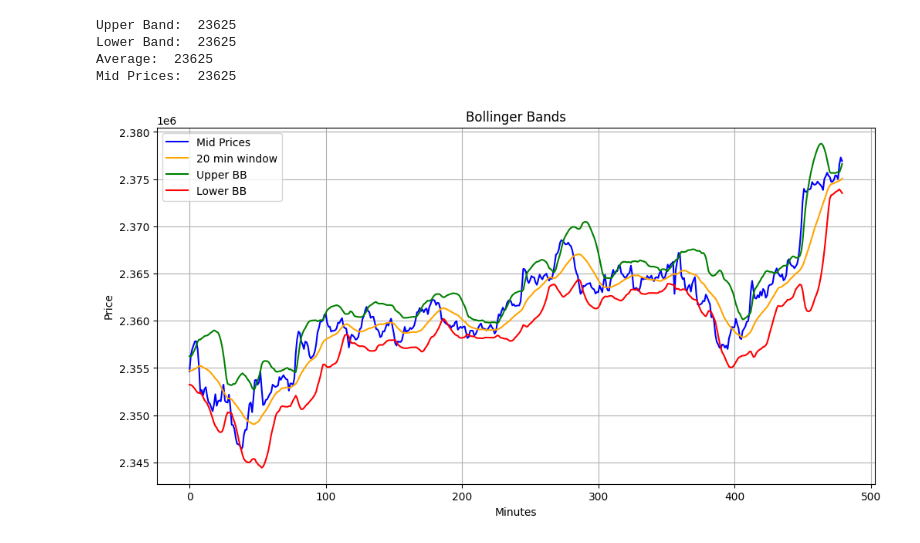
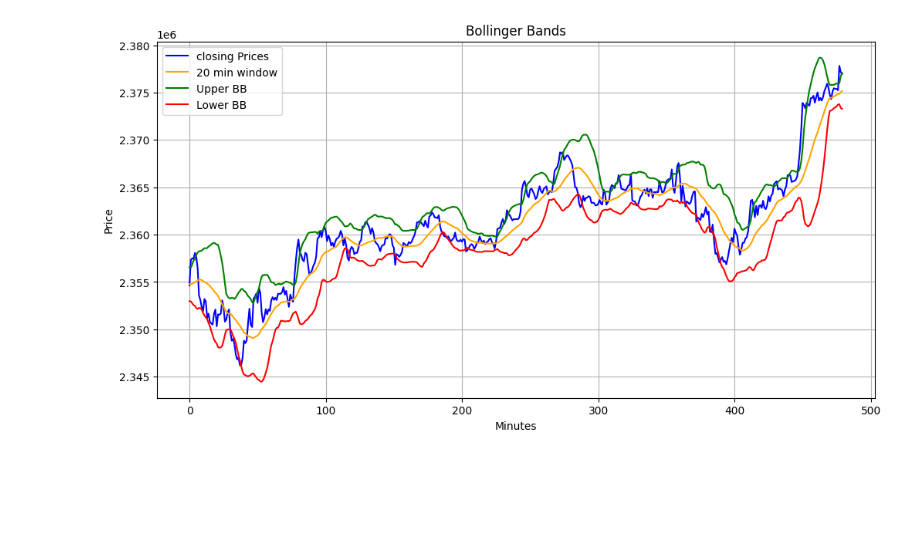
Before and after one commit to Vishnutejas-2005/bb, a Jupyter notebook: main.ipynb, the cells around one changed output. Drawn from its saved outputs; the diff is of its cells as text; code cells hidden in the pictures; blank space fills up the shorter version.

```diff
--- a/main.ipynb
+++ b/main.ipynb
@@ -25,49 +25,38 @@ for row in range(1, sheet.nrows):
     close_price = sheet.cell_value(row, 4)
     data.append([date, open_price, high_price, low_price, close_price])
 
-high_prices = np.array([row[2] for row in data])
-low_prices = np.array([row[3] for row in data])
-mid_prices = (high_prices + low_prices)/2
+closing_prices = [row[4] for row in data]
 
-# i want to find the average of the last 20 days and the standard deviation of the last 20 days
+
 def get_avg_std(prices, period):
     avg = np.zeros(len(prices))
     std = np.zeros(len(prices))
     for i in range(period, len(prices)):
         avg[i] = np.mean(prices[i-period:i])
         std[i] = np.std(prices[i-period:i])
     return avg, std
-# Calculate the average and standard deviation for the last 20 days
 period = 20
-avg, std = get_avg_std(mid_prices, period)
-# Calculate the upper and lower Bollinger Bands
+avg, std = get_avg_std(closing_prices, period)
 upper_band = avg + 2 * std
 lower_band = avg - 2 * std
 
-print("Upper Band: ", len(upper_band))
-print("Lower Band: ", len(lower_band))
-print("Average: ", len(avg))
-print("Mid Prices: ", len(mid_prices))
-mid_prices = mid_prices[period:500]
+
+closing_prices = closing_prices[period:500]
 upper_band = upper_band[period:500]
 lower_band = lower_band[period:500]
 avg = avg[period:500]
 # Plot the data
 plt.figure(figsize=(12, 6))
-plt.plot(mid_prices, label='Mid Prices', color='blue')
+plt.plot(closing_prices, label='closing Prices', color='blue')
 plt.plot(avg, label='20 min window', color='orange')
 plt.plot(upper_band, label='Upper BB', color='green')
 plt.plot(lower_band, label='Lower BB', color='red')
 
 plt.title('Bollinger Bands')
 plt.xlabel('Minutes')
 plt.ylabel('Price')
 plt.legend()
 plt.grid()
 plt.show()
 # %% [output]
-Upper Band:  23625
-Lower Band:  23625
-Average:  23625
-Mid Prices:  23625
-[figure, old version]
+[figure, new version]
```
Also changed, not shown: parts of 3 cells of this notebook.
